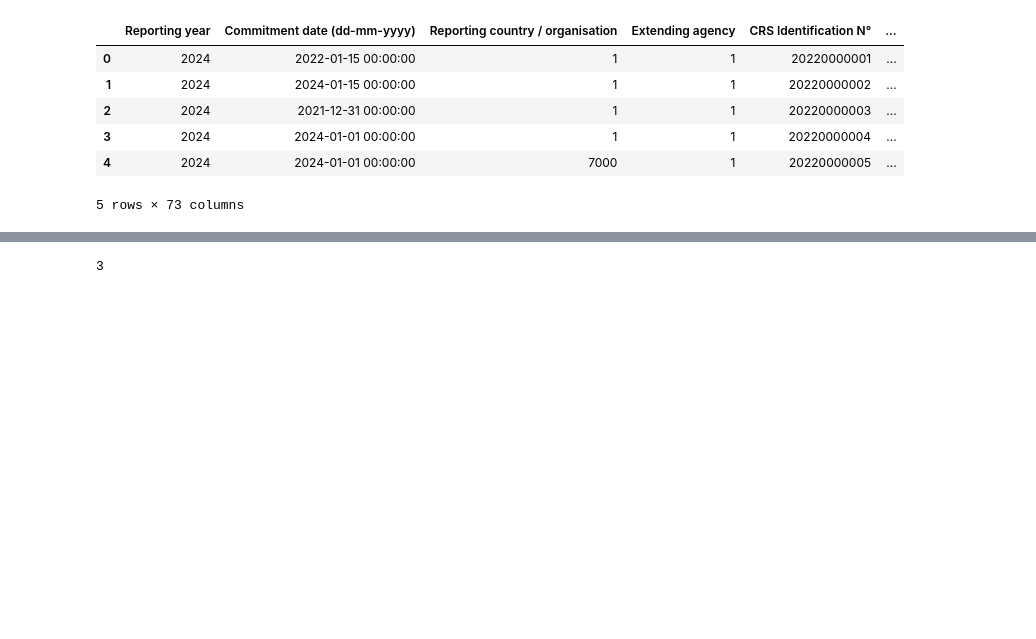
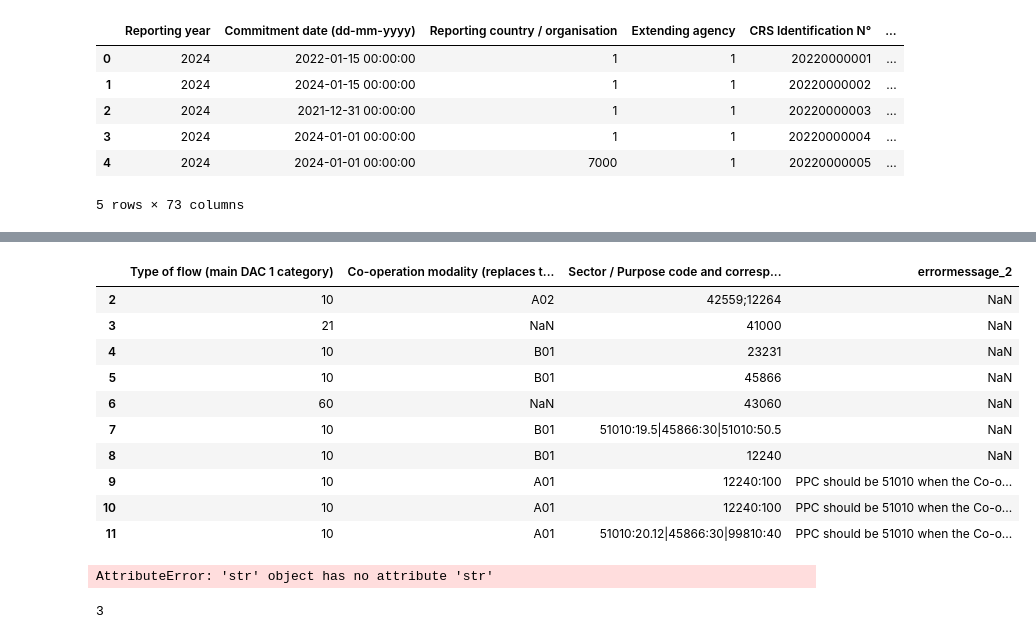
Before and after one commit to ogulcanertuncdcd/tor_fileuploader, a Jupyter notebook: aid_t/aid_t function.ipynb, the cells around one changed output, grey strips where cells are left out. Cells and saved outputs as stored; diff of their text form; code cells hidden in the pictures; blank space fills up the shorter version.

```diff
--- a/aid_t/aid_t function.ipynb
+++ b/aid_t/aid_t function.ipynb
@@ -20,9 +39,28 @@ df.loc[3, "errormessage"]
+# %%
+df[["Type of flow (main DAC 1 category)","Co-operation modality (replaces the type of aid)",  "Sector / Purpose code and corresponding shares", "errormessage_2"]].tail(10)
+# %% [output]
+|  | Type of flow (main DAC 1 category) | Co-operation modality (replaces t... | Sector / Purpose code and corresp... | errormessage_2 |
+| 2 | 10 | A02 | 42559;12264 | NaN |
+| 3 | 21 | NaN | 41000 | NaN |
+| 4 | 10 | B01 | 23231 | NaN |
+| 5 | 10 | B01 | 45866 | NaN |
+| 6 | 60 | NaN | 43060 | NaN |
+| 7 | 10 | B01 | 51010:19.5|45866:30|51010:50.5 | NaN |
+| 8 | 10 | B01 | 12240 | NaN |
+| 9 | 10 | A01 | 12240:100 | PPC should be 51010 when the Co-o... |
+| 10 | 10 | A01 | 12240:100 | PPC should be 51010 when the Co-o... |
+| 11 | 10 | A01 | 51010:20.12|45866:30|99810:40 | PPC should be 51010 when the Co-o... |
 # %%
-df.errormmessage = ""  # Initialize the error message column
+#df["errormmessage"] = ""  # Initialize the error message column
 for i, row in df.iterrows():
     if (row["Type of flow (main DAC 1 category)"]== 10 or row["Type of flow (main DAC 1 category)"]== 21 or  row["Type of flow (main DAC 1 category)"]== 60 ) & (pd.isna(row["Co-operation modality (replaces the type of aid)"])):
 
-          df.loc[i, "errormessage"] = df.loc[i, "errormessage"]+"; "+"Co-operation modality (replaces the type of aid) is missing for this type of flow"
+        df.loc[i, "errormessage"] ="Co-operation modality (replaces the type of aid) is missing for this type of flow"
+
+    if (row["Type of flow (main DAC 1 category)"]== 10 or row["Type of flow (main DAC 1 category)"]== 21 or  row["Type of flow (main DAC 1 category)"]== 60 ) & (row["Co-operation modality (replaces the type of aid)"]== "A01") & (row["Sector / Purpose code and corresponding shares"].str.contains("51010")):
+        df.loc[i, "errormessage_2"] ="PPC should be 51010 when the Co-operation modality is A01"
+# %% [output]
+AttributeError: 'str' object has no attribute 'str'
 # %%
 df["Co-operation modality (replaces the type of aid)"].isna().sum()  # Count of missing values in the specified column
 # %% [output]
```
Also changed, not shown: parts of 3 cells of this notebook.
